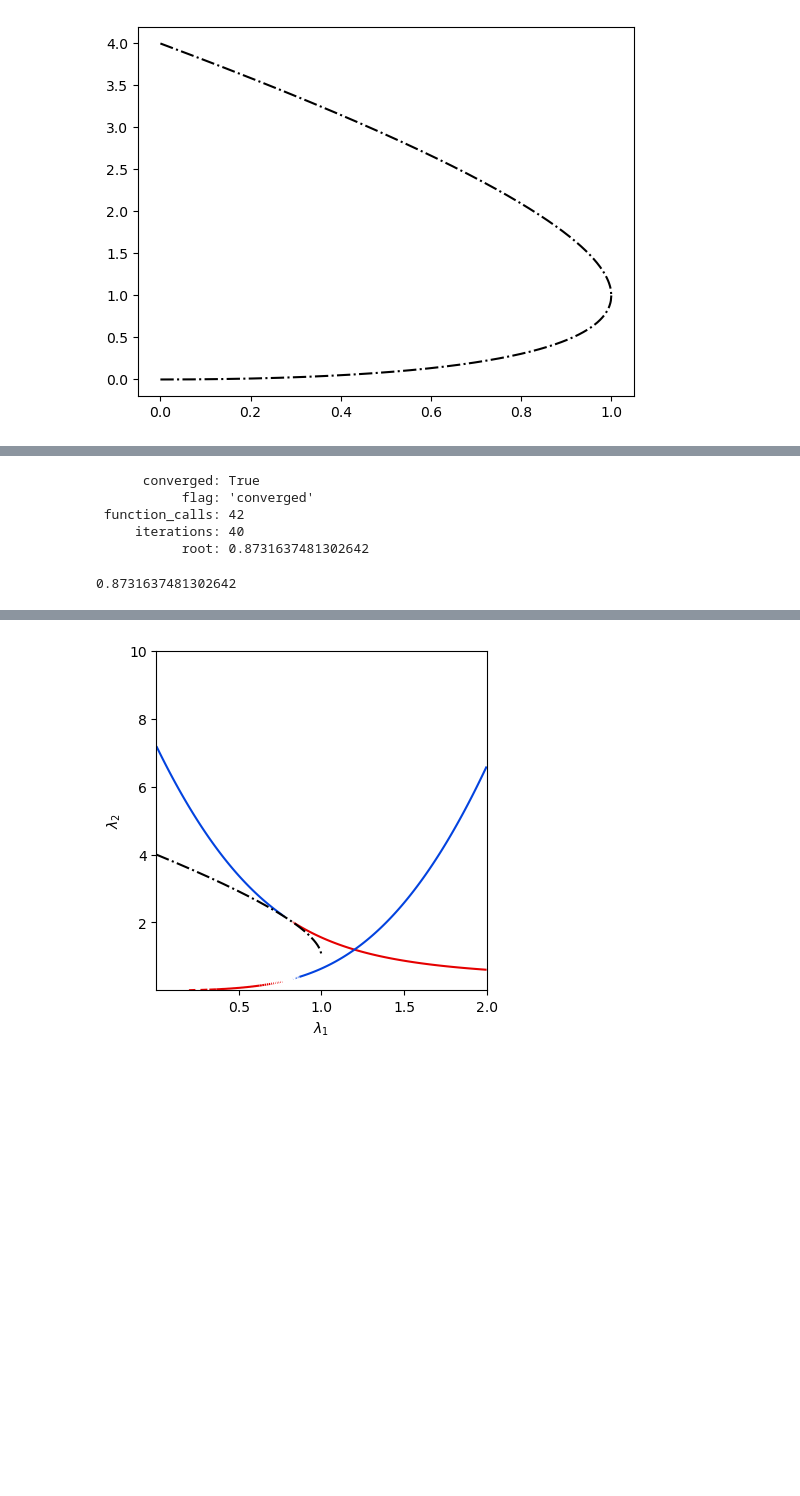
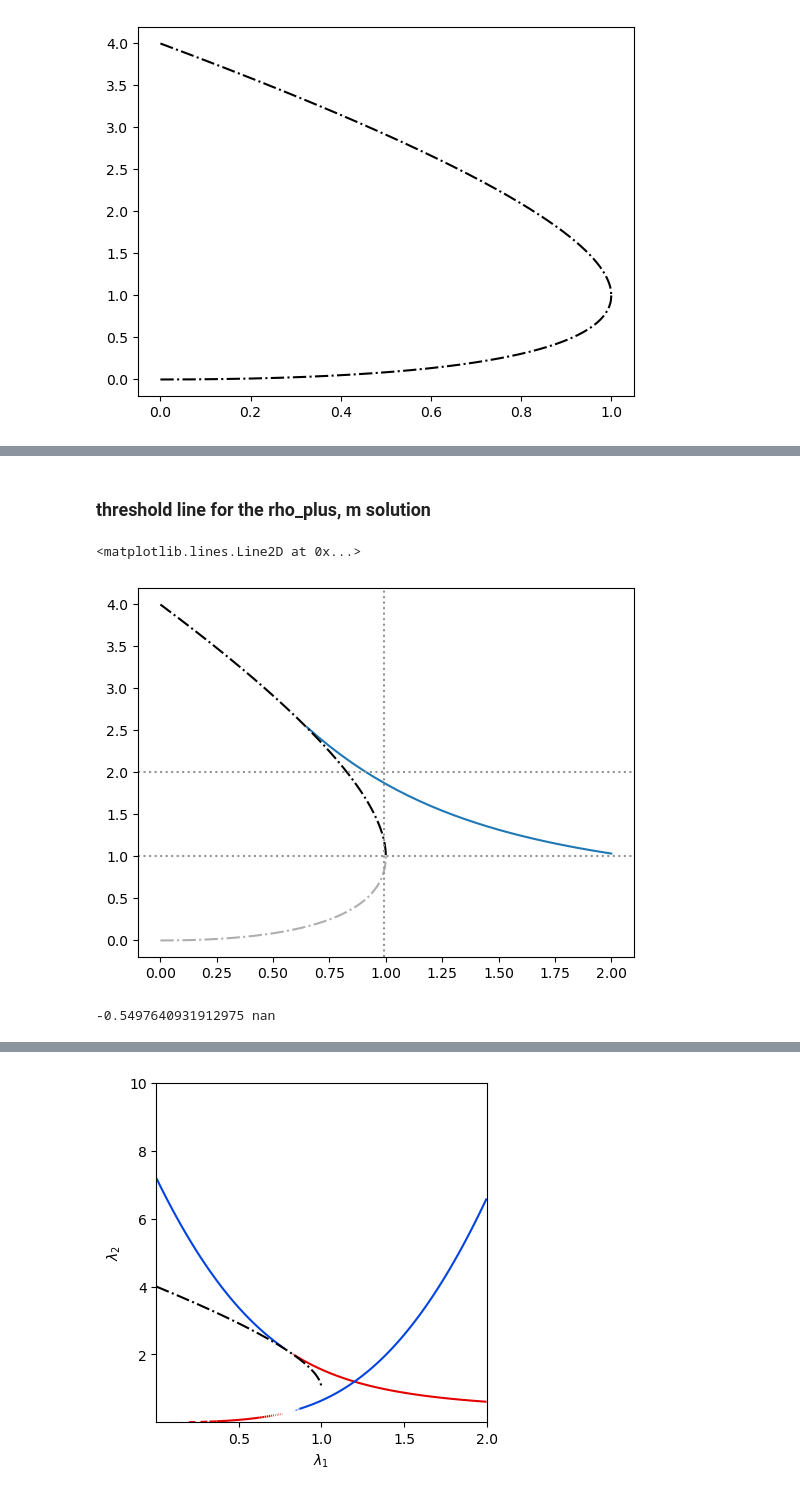
Before and after one commit to dmarchp/TFM_code, a Jupyter notebook: non_lin_models/det_sols_non_lin/1and2simplices.ipynb, the cells around one changed output, grey strips where cells are left out. Drawn from its saved outputs; the diff is of its cells as text; code cells hidden in the pictures; blank space fills up the shorter version.

```diff
--- a/non_lin_models/det_sols_non_lin/1and2simplices.ipynb
+++ b/non_lin_models/det_sols_non_lin/1and2simplices.ipynb
@@ -46,22 +97,31 @@ def eq_isoline_rho_plus(l2, l1, pi):
-# %%
-l, pi, sign = 1.5, 0.05, 0
-a, b = 0.5, 1.8
-# a, b = 0.05, 8
-sol, r = bisect(eq_isoline_rho_plus, a, b, args=(l, pi), full_output=True)
-# print(sol)
-print(r)
-
-# l = 0.5
-# sol, r = bisect(eq_isoline_rho_plus, 0.05, 1.0, args=(l, pi), full_output=True)
-# print(sol)
-# print(r)
-# %% [output]
-      converged: True
-           flag: 'converged'
- function_calls: 42
-     iterations: 40
-           root: 0.8731637481302642
-# %%
-sol
-# %% [output]
-0.8731637481302642
+# %% [markdown]
+### threshold line for the rho_plus, m solution
+# %%
+l1s = np.arange(0.0, 2.05, 0.05)
+pi = 0.1
+
+sols = thresh_line_m_rho_plus(l1s, pi)
+# %%
+fig, ax = plt.subplots()
+ax.plot(l1s, sols)
+
+l1s_rho_line = np.arange(0.0, 1.001, 0.001)
+ax.plot(l1s_rho_line, l2_line_pi0(l1s_rho_line)[0], ls='-.', color='xkcd:black')
+ax.plot(l1s_rho_line, l2_line_pi0(l1s_rho_line)[1], ls='-.', color='xkcd:gray', alpha=0.75)
+ax.axhline(1.0, 0, 1, ls=':', color='xkcd:gray')
+# ax.axhline(2.0, 0, 1, ls=':', color='xkcd:gray')
+# ax.axvline(0.99, 0, 1, ls=':', color='xkcd:gray')
+
+# the point
+# %% [output]
+<matplotlib.lines.Line2D at 0x...>
+[figure, added]
+# %%
+pi = 0.1
+l1, l2 = 0.25, 3.8
+# l1, l2 = 0.99, 1.6
+l1, l2 = 1.25, 1.1
+rho = rho_sol(l1, l2)[1]
+print(rho, m_sol(rho, l2, pi))
+# %% [output]
+-0.5497640931912975 nan
```
Also changed, not shown: parts of 15 cells of this notebook, 2 other files.
